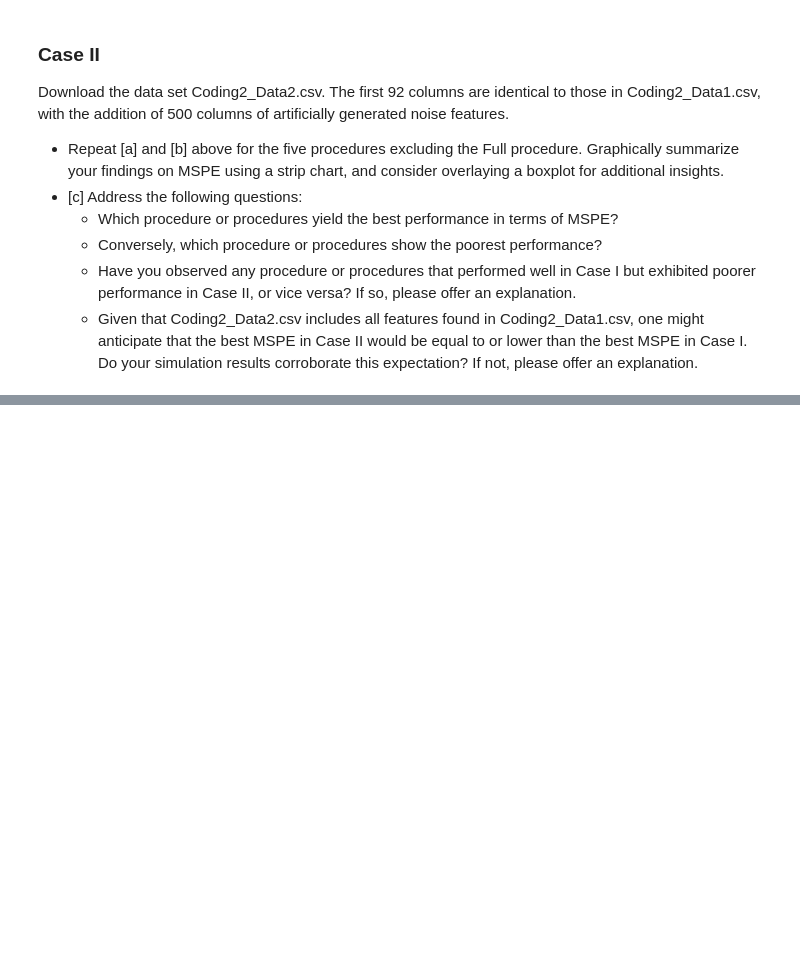
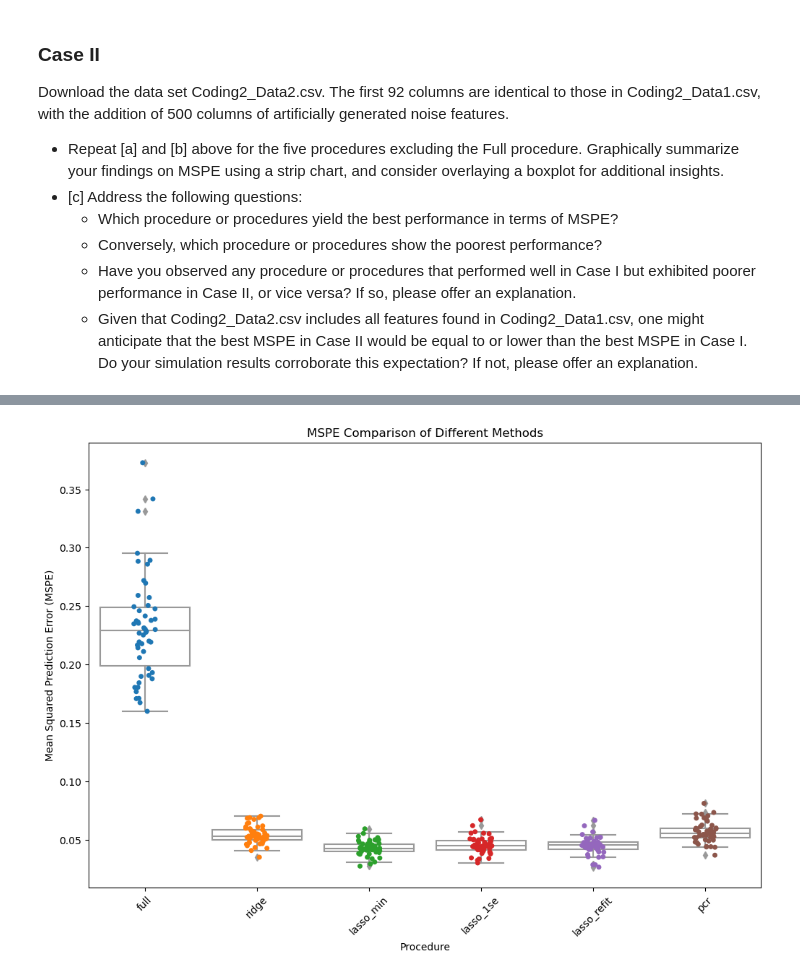
Before and after one commit to lycpaul/cs598-psl, a Jupyter notebook: code2/Assignment_2_1160_ycl7.ipynb, the cells around one changed output, grey strips where cells are left out. Cells and saved outputs as stored; diff of their text form; code cells hidden in the pictures; blank space fills up the shorter version.

```diff
--- a/code2/Assignment_2_1160_ycl7.ipynb
+++ b/code2/Assignment_2_1160_ycl7.ipynb
@@ -581,3 +608,27 @@ Download the data set Coding2_Data2.csv. The first 92 columns are identical to t
   - Conversely, which procedure or procedures show the poorest performance?
   - Have you observed any procedure or procedures that performed well in Case I but exhibited poorer performance in Case II, or vice versa? If so, please offer an explanation.
   - Given that Coding2_Data2.csv includes all features found in Coding2_Data1.csv, one might anticipate that the best MSPE in Case II would be equal to or lower than the best MSPE in Case I. Do your simulation results corroborate this expectation? If not, please offer an explanation.
+# %%
+# Load the data
+data2 = pd.read_csv("dataset/Coding2_Data2.csv")
+Y_data2 = data2['Y']
+X_data2 = data2.drop(['Y'], axis = 1)
+
+# Record the MSPE (Mean Squared Prediction Error) for each procedure
+mspe_case2 = {
+    'full': [],
+    'ridge': [],
+    'lasso_min': [],
+    'lasso_1se': [],
+    'lasso_refit': [],
+    'pcr': []
+}
+
+# Conduct the simulation exercise 50 times
+np.random.seed(1160) # set random seed before iterations
+results_case2 = Parallel(n_jobs=-1)(delayed(run_iteration)(X_data2, Y_data2, i) for i in range(50))
+# %%
+# Aggregate the results
+mspe_case2 = {key: [result[key] for result in results_case2] for key in results_case2[0]}
+mspe_case2_df = pd.DataFrame(mspe_case2)
+mspe_case2_df.head()
@@ -583,0 +642,12 @@ Download the data set Coding2_Data2.csv. The first 92 columns are identical to t
+# %%
+plt.figure(figsize=(12, 8))
+sns.stripplot(data=mspe_case2_df)
+sns.boxplot(data=mspe_case2_df, color='white')
+
+plt.xlabel('Procedure')
+plt.ylabel('Mean Squared Prediction Error (MSPE)')
+plt.title('MSPE Comparison of Different Methods')
+plt.xticks(rotation=45)
+plt.show()
+# %% [output]
+[figure, added]
```
Also changed, not shown: parts of 16 cells of this notebook, 1 other file.
